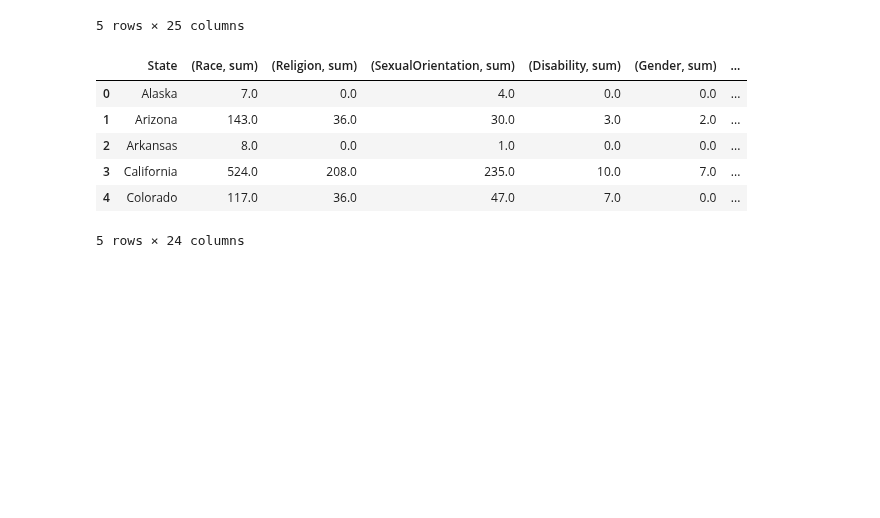
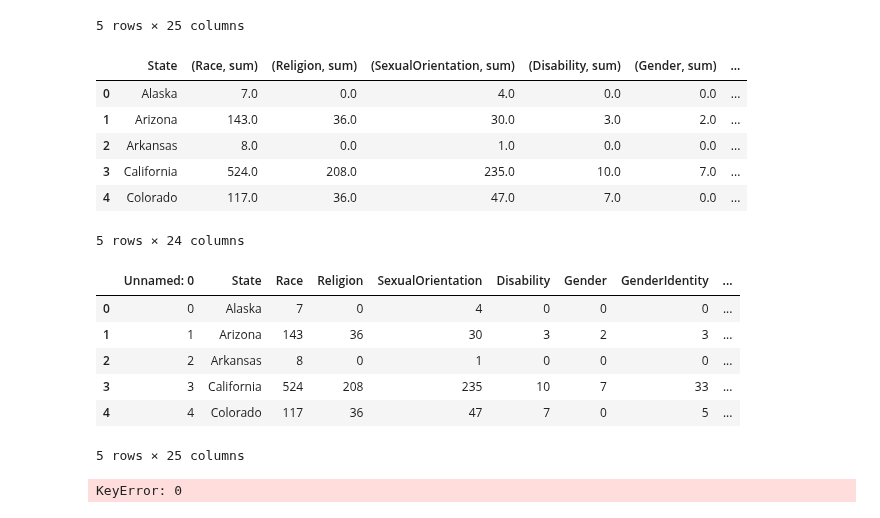
Before and after one commit to atamara/CrimeStatistics, a Jupyter notebook: Sayira Furnish - Data Wrangling.ipynb, the cells around one changed output. Saved outputs shown, nothing was run; the diff lists cells and outputs as text; code cells hidden in the pictures; blank space fills up the shorter version.

```diff
--- a/Sayira Furnish - Data Wrangling.ipynb
+++ b/Sayira Furnish - Data Wrangling.ipynb
@@ -392,6 +396,18 @@ HC2019_USC2020.to_csv(r'Data Files/HC2019_USC2020.csv')
 # %%
 #Exploratory Analyses
 #Which of variables are highly related to each other? Correlation Matrix
-#Descriptive Stats - mean of the data, histograms for continuous variables, frequencies and box plots for categorical variables
-#Tableau - some quick graphs
-#Rather than demographic percentages, could use population sums to get number of people of each race
+#To create Correlation Matrix, need to drop Non-Continuous Variables
+HC2019_USC2020 = pd.read_csv("Data Files/HC2019_USC2020.csv")
+HC2019_USC2020.head()
+# %% [output]
+|  | Unnamed: 0 | State | Race | Religion | SexualOrientation | Disability | Gender | GenderIdentity | ... |
+| 0 | 0 | Alaska | 7 | 0 | 4 | 0 | 0 | 0 | ... |
+| 1 | 1 | Arizona | 143 | 36 | 30 | 3 | 2 | 3 | ... |
+| 2 | 2 | Arkansas | 8 | 0 | 1 | 0 | 0 | 0 | ... |
+| 3 | 3 | California | 524 | 208 | 235 | 10 | 7 | 33 | ... |
+| 4 | 4 | Colorado | 117 | 36 | 47 | 7 | 0 | 5 | ... |
+5 rows × 25 columns
+# %%
+del HC2019_USC2020 [0]
+# %% [output]
+KeyError: 0
```
Also changed, not shown: parts of 4 cells of this notebook.
